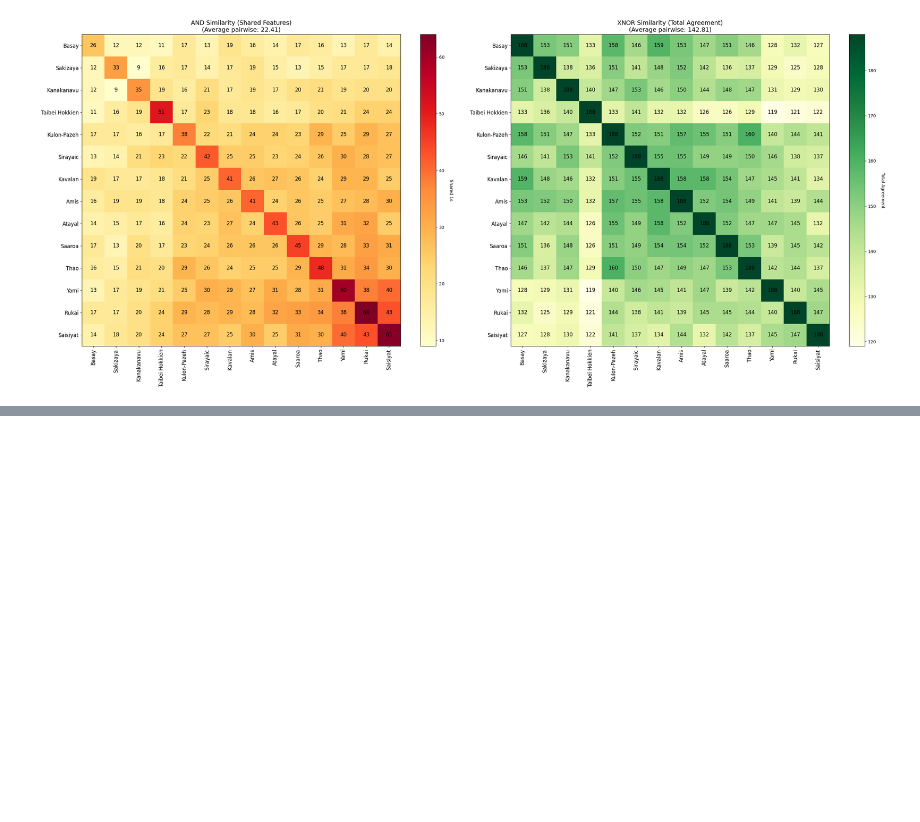
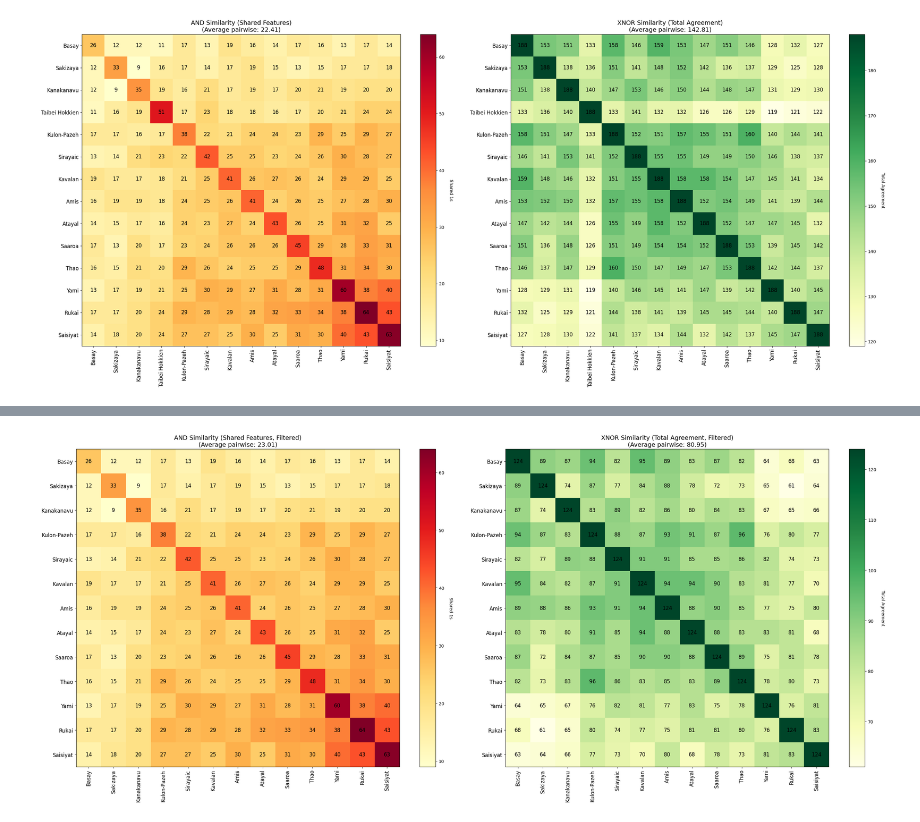
Before and after one commit to rizfn/babel-transition, a Jupyter notebook: src/dataAnalysis/grambank/taiwan.ipynb, the cells around one changed output, grey strips where cells are left out. Saved outputs shown, nothing was run; the diff lists cells and outputs as text; code cells hidden in the pictures; blank space fills up the shorter version.

```diff
--- a/src/dataAnalysis/grambank/taiwan.ipynb
+++ b/src/dataAnalysis/grambank/taiwan.ipynb
@@ -347,0 +450,98 @@ Total number of bits (features): 188
+# %%
+n_langs = len(feature_matrix_filtered)
+n_features = len(feature_matrix_filtered.columns)
+
+# Matrix 1: AND similarity (number of shared 1s)
+and_similarity_matrix = np.zeros((n_langs, n_langs))
+
+# Matrix 2: XNOR similarity (number of features where both agree - both 0 or both 1)
+xnor_similarity_matrix = np.zeros((n_langs, n_langs))
+
+# Calculate both similarity measures
+for i in range(n_langs):
+    for j in range(n_langs):
+        if i == j:
+            # Diagonal: total number of features for AND, total features for XNOR
+            and_similarity_matrix[i, j] = feature_matrix_filtered.iloc[i].sum()
+            xnor_similarity_matrix[i, j] = n_features
+        else:
+            # AND: Count features where both languages have value 1
+            shared_ones = ((feature_matrix_filtered.iloc[i] == 1) & (feature_matrix_filtered.iloc[j] == 1)).sum()
+            and_similarity_matrix[i, j] = shared_ones
+
+            # XNOR: Count features where both agree (both 0 or both 1)
+            both_zero = ((feature_matrix_filtered.iloc[i] == 0) & (feature_matrix_filtered.iloc[j] == 0)).sum()
+            both_one = shared_ones
+            xnor_similarity_matrix[i, j] = both_zero + both_one
+
+# Calculate average pairwise similarities (excluding diagonal)
+upper_triangle_indices = np.triu_indices(n_langs, k=1)
+
+and_pairwise = and_similarity_matrix[upper_triangle_indices]
+avg_and = and_pairwise.mean()
+
+xnor_pairwise = xnor_similarity_matrix[upper_triangle_indices]
+avg_xnor = xnor_pairwise.mean()
+
+print(f"Total number of bits (features): {n_features}")
+print(f"\tAND Similarity (shared 1s):")
+print(f"\t\tAverage: {avg_and:.2f}, Min: {and_pairwise.min():.0f}, Max: {and_pairwise.max():.0f}")
+print(f"\tXNOR Similarity (total agreement):")
+print(f"\t\tAverage: {avg_xnor:.2f}, Min: {xnor_pairwise.min():.0f}, Max: {xnor_pairwise.max():.0f}")
+
+# Use hierarchical clustering on AND similarity for ordering
+max_similarity = and_similarity_matrix.max()
+distance_matrix = max_similarity - and_similarity_matrix
+np.fill_diagonal(distance_matrix, 0)
+
+linkage_matrix = linkage(squareform(distance_matrix), method='average')
+dendro = dendrogram(linkage_matrix, no_plot=True)
+sorted_indices = dendro['leaves']
+
+# Reorder both matrices with the same ordering
+and_matrix_sorted = and_similarity_matrix[sorted_indices, :][:, sorted_indices]
+xnor_matrix_sorted = xnor_similarity_matrix[sorted_indices, :][:, sorted_indices]
+
+lang_names = [lang_coords_filtered[lang_coords_filtered['Language_ID'] == lang_id]['Name'].iloc[0] for lang_id in feature_matrix_filtered.index]
+lang_names_sorted = [lang_names[i] for i in sorted_indices]
+
+# Create side-by-side heatmaps
+fig, (ax1, ax2) = plt.subplots(1, 2, figsize=(28, 12))
+
+# Plot 1: AND similarity
+im1 = ax1.imshow(and_matrix_sorted, cmap='YlOrRd', aspect='auto')
+cbar1 = plt.colorbar(im1, ax=ax1)
+cbar1.set_label('Shared 1s', rotation=270, labelpad=20)
+
+ax1.set_xticks(range(n_langs))
+ax1.set_yticks(range(n_langs))
+ax1.set_xticklabels(lang_names_sorted, rotation=90, fontsize=12)
+ax1.set_yticklabels(lang_names_sorted, fontsize=12)
+
+for i in range(n_langs):
+    for j in range(n_langs):
+        ax1.text(j, i, f'{int(and_matrix_sorted[i, j])}',
+                ha="center", va="center", color="black", fontsize=12)
+
+ax1.set_title(f'AND Similarity (Shared Features, Filtered)\n(Average pairwise: {avg_and:.2f})', fontsize=14)
+
+# Plot 2: XNOR similarity
+im2 = ax2.imshow(xnor_matrix_sorted, cmap='YlGn', aspect='auto')
+cbar2 = plt.colorbar(im2, ax=ax2)
+cbar2.set_label('Total Agreement', rotation=270, labelpad=20)
+
+ax2.set_xticks(range(n_langs))
+ax2.set_yticks(range(n_langs))
+ax2.set_xticklabels(lang_names_sorted, rotation=90, fontsize=12)
+ax2.set_yticklabels(lang_names_sorted, fontsize=12)
+
+for i in range(n_langs):
+    for j in range(n_langs):
+        ax2.text(j, i, f'{int(xnor_matrix_sorted[i, j])}',
+                ha="center", va="center", color="black", fontsize=12)
+
+ax2.set_title(f'XNOR Similarity (Total Agreement, Filtered)\n(Average pairwise: {avg_xnor:.2f})', fontsize=14)
+
+plt.tight_layout()
+plt.show()
+# %% [output]
@@ -347,0 +553 @@ Total number of bits (features): 188
+[figure, added]
```
Also changed, not shown: parts of 3 cells of this notebook.
